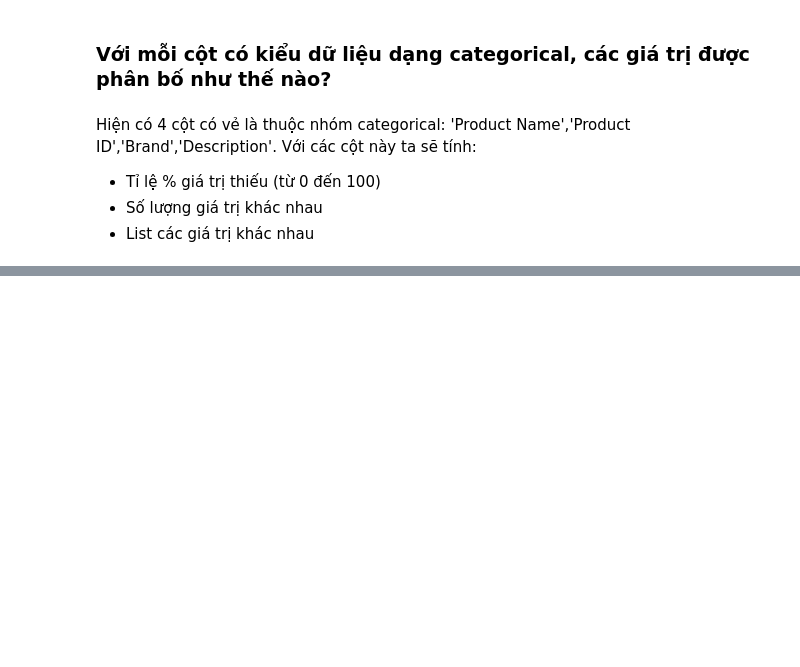
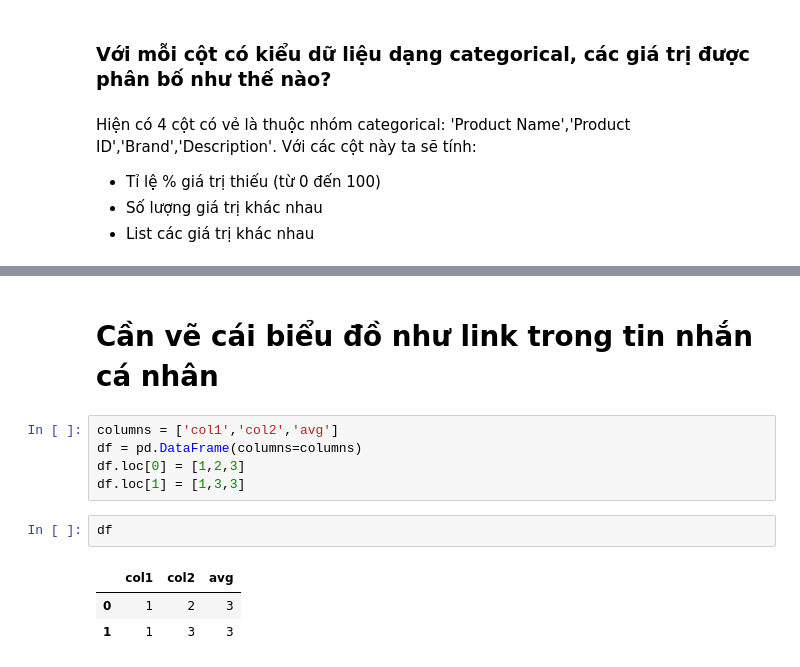
Before and after one commit to tvadiep/Sale-Analysis, a Jupyter notebook: SalesAnalysis.ipynb, the cells around one changed output, grey strips where cells are left out. Drawn from its saved outputs; the diff is of its cells as text; blank space fills up the shorter version.

```diff
--- a/SalesAnalysis.ipynb
+++ b/SalesAnalysis.ipynb
@@ -174,0 +248,13 @@ cate_col_profiles_df
+# %% [markdown]
+# Cần vẽ cái biểu đồ như link trong tin nhắn cá nhân
+# %%
+columns = ['col1','col2','avg']
+df = pd.DataFrame(columns=columns)
+df.loc[0] = [1,2,3]
+df.loc[1] = [1,3,3]
+# %%
+df
+# %% [output]
+|  | col1 | col2 | avg |
+| 0 | 1 | 2 | 3 |
+| 1 | 1 | 3 | 3 |
```
Also changed, not shown: parts of 12 cells of this notebook, 2 other files.
